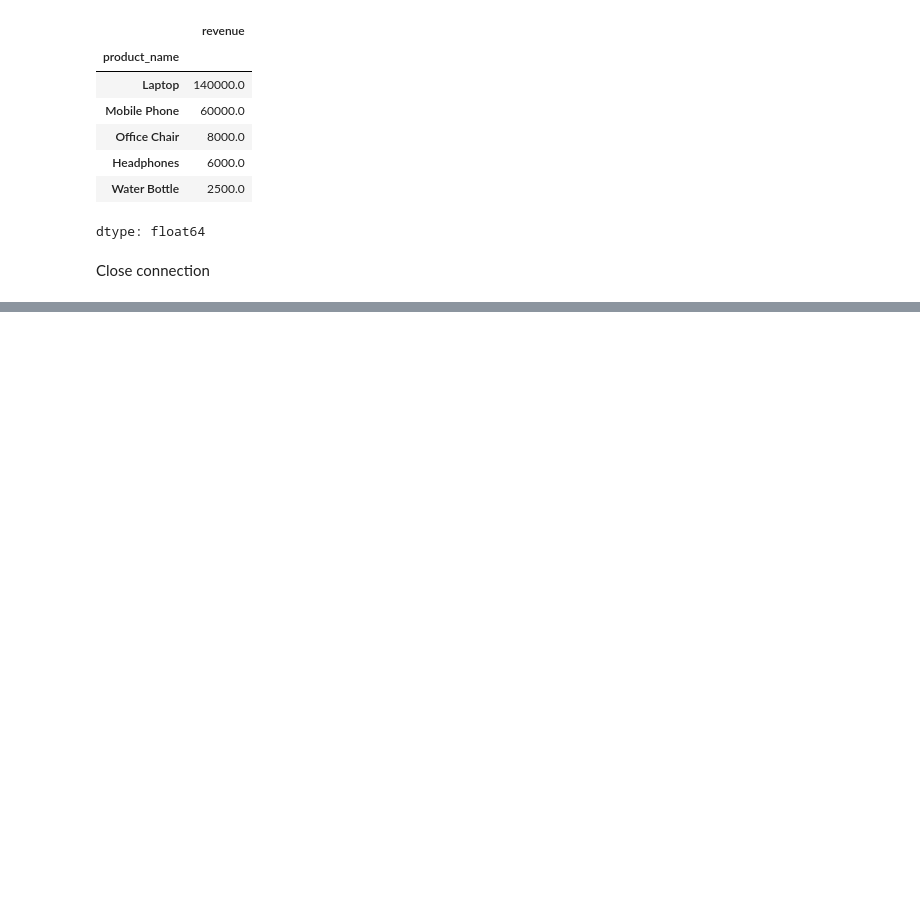
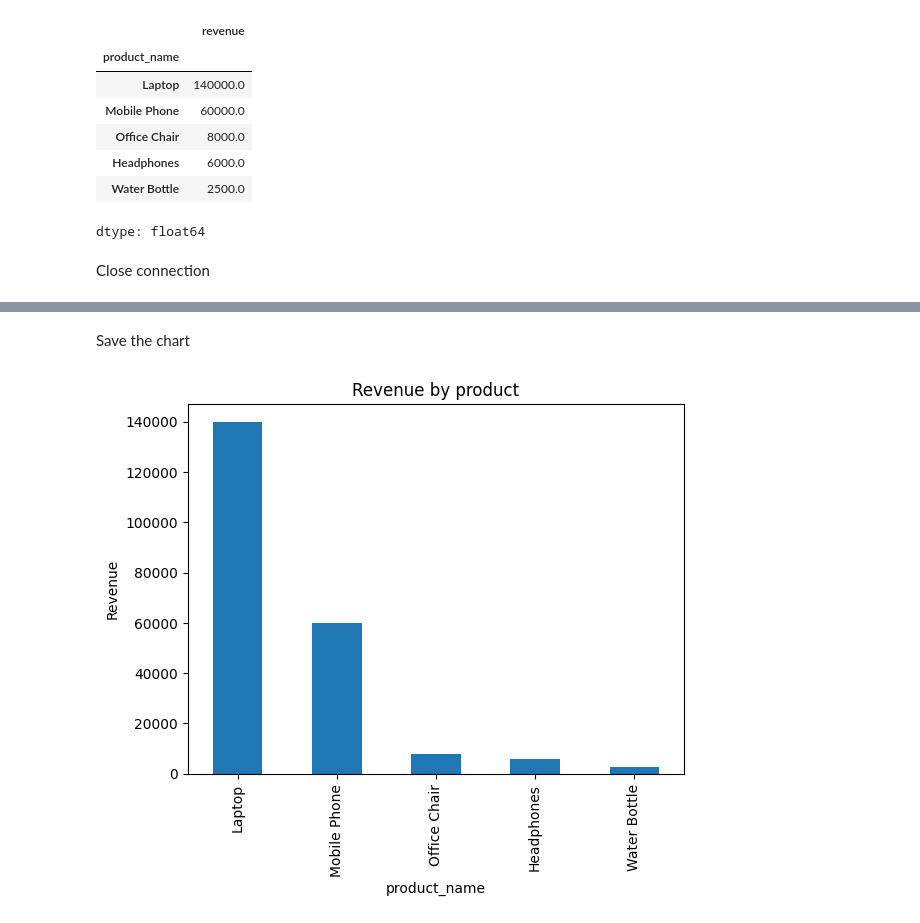
Before and after one commit to iankurbhatt/AI-Data-Analyst-Agent, a Jupyter notebook: database_setup.ipynb, the cells around one changed output, grey strips where cells are left out. Drawn from its saved outputs; the diff is of its cells as text; code cells hidden in the pictures; blank space fills up the shorter version.

```diff
--- a/database_setup.ipynb
+++ b/database_setup.ipynb
@@ -432,0 +496,10 @@ connection.close()
+# %% [markdown]
+Save the chart
+# %%
+product_revenue.plot(kind="bar")
+plt.title("Revenue by product")
+plt.ylabel("Revenue")
+plt.savefig("revenue_by_product.png")
+plt.show()
+# %% [output]
+[figure, added]
```
Also changed, not shown: parts of 23 cells of this notebook.
